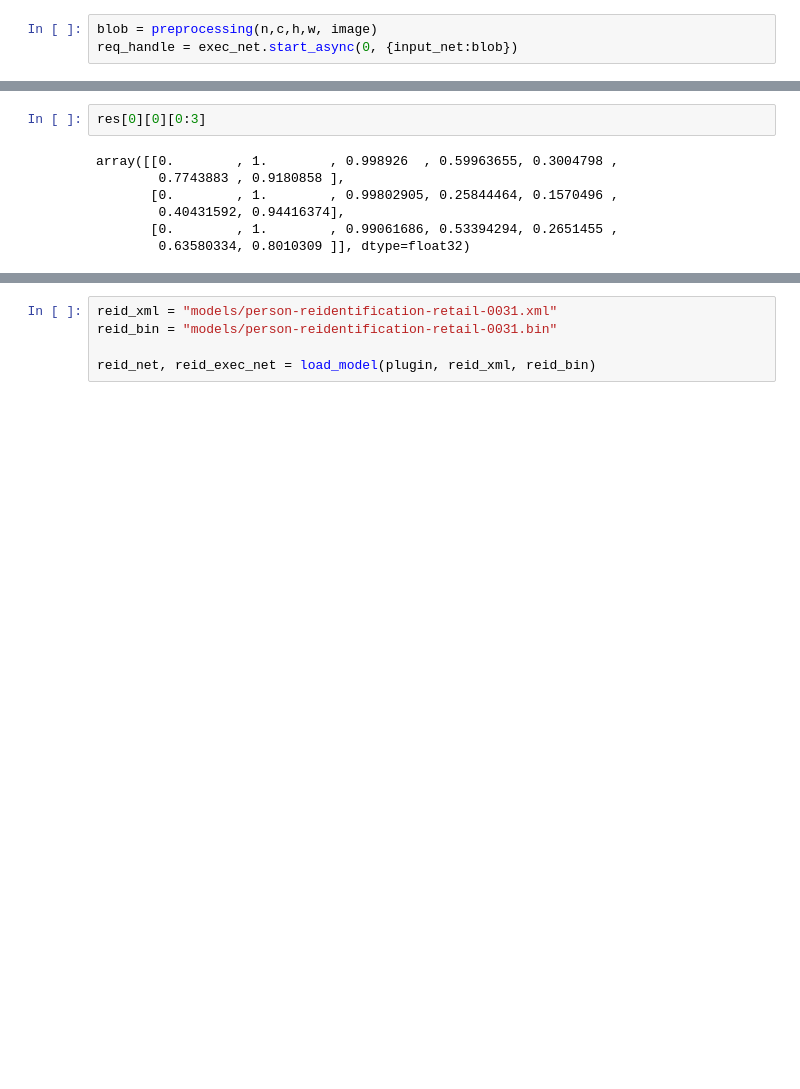
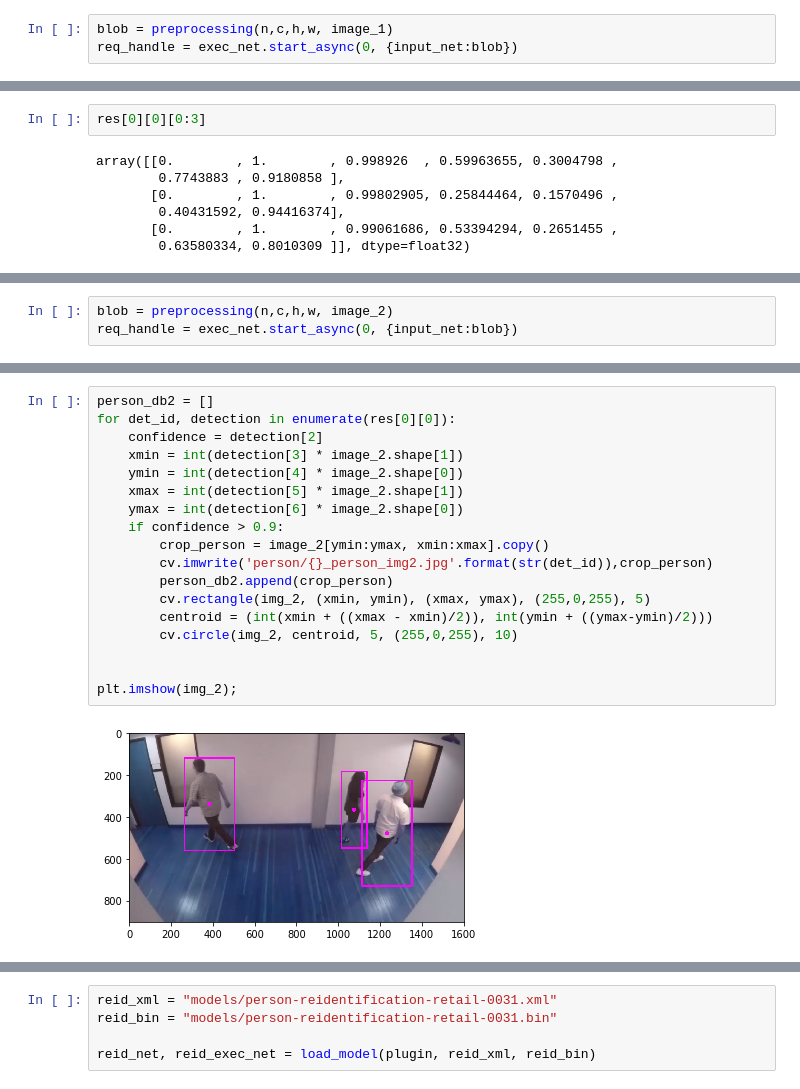
Before and after one commit to BenedictusAryo/practice_opencv, a Jupyter notebook: test_openvino/people_tracking/Research Model.ipynb, the cells around one changed output, grey strips where cells are left out. Saved outputs shown, nothing was run; the diff lists cells and outputs as text; blank space fills up the shorter version.

```diff
--- a/test_openvino/people_tracking/Research Model.ipynb
+++ b/test_openvino/people_tracking/Research Model.ipynb
@@ -69,7 +70,7 @@ print(image.shape)
 (902, 1601, 3)
 [figure]
 # %%
-blob = preprocessing(n,c,h,w, image)
+blob = preprocessing(n,c,h,w, image_1)
 req_handle = exec_net.start_async(0, {input_net:blob})
 # %%
 status = req_handle.wait()
@@ -117,0 +120,3 @@ crop_person[2].shape
+# %%
+blob = preprocessing(n,c,h,w, image_2)
+req_handle = exec_net.start_async(0, {input_net:blob})
@@ -117,0 +129,20 @@ crop_person[2].shape
+# %%
+person_db2 = []
+for det_id, detection in enumerate(res[0][0]):
+    confidence = detection[2]
+    xmin = int(detection[3] * image_2.shape[1])
+    ymin = int(detection[4] * image_2.shape[0])
+    xmax = int(detection[5] * image_2.shape[1])
+    ymax = int(detection[6] * image_2.shape[0])
+    if confidence > 0.9:
+        crop_person = image_2[ymin:ymax, xmin:xmax].copy()
+        cv.imwrite('person/{}_person_img2.jpg'.format(str(det_id)),crop_person)
+        person_db2.append(crop_person)
+        cv.rectangle(img_2, (xmin, ymin), (xmax, ymax), (255,0,255), 5)
+        centroid = (int(xmin + ((xmax - xmin)/2)), int(ymin + ((ymax-ymin)/2)))
+        cv.circle(img_2, centroid, 5, (255,0,255), 10)
+
+
+plt.imshow(img_2);
+# %% [output]
+[figure, added]
```
Also changed, not shown: parts of 16 cells of this notebook, 6 other files.
